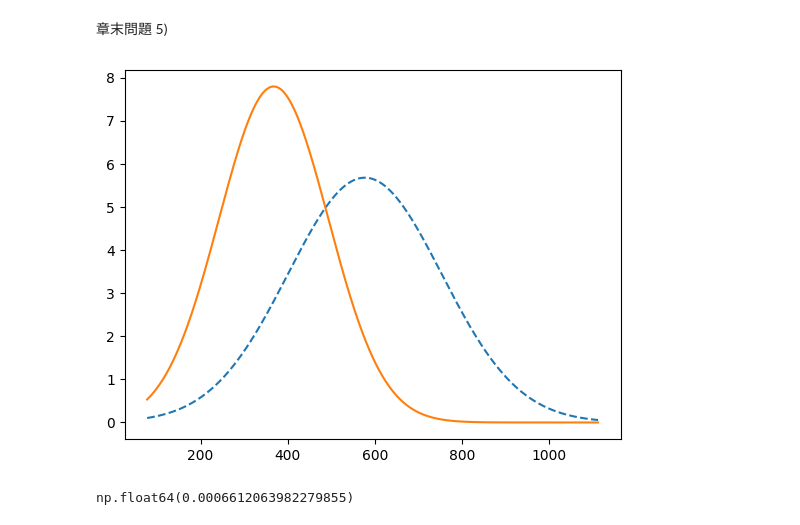
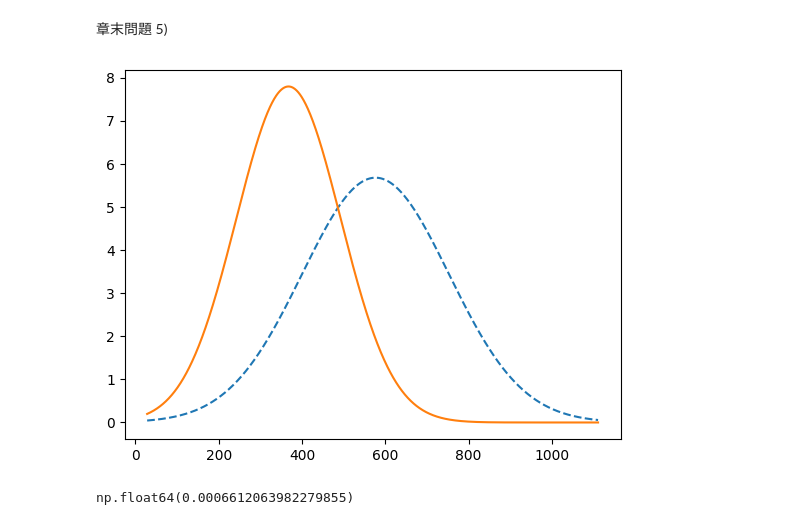
Before and after one commit to sp-au-mu-nl/SpeechComm, a Jupyter notebook: notebook/chap07.ipynb, the cells around one changed output. Drawn from its saved outputs; the diff is of its cells as text; code cells hidden in the pictures.

```diff
--- a/notebook/chap07.ipynb
+++ b/notebook/chap07.ipynb
@@ -68,15 +68,15 @@ plt.plot(x,stats.norm.pdf(x=x,loc=dfA['F1'].mean(),
 # %%
 plt.close()
 dfI = dfFormant.query('zF1 < 3 & zF2 < 3 & Vowel=="i"')
 conditionRange = 'zF1 < 3 & zF2 < 3'
 xF1 = np.arange(dfFormant.query(conditionRange)['F1'].min(),
                 dfFormant.query(conditionRange)['F1'].max())
-plt.plot(x,len(dfA)*stats.norm.pdf(x=x,loc=dfA['F1'].mean(),scale=dfA['F1'].std()),'--')
-plt.plot(x,len(dfI)*stats.norm.pdf(x=x,loc=dfI['F1'].mean(),scale=dfI['F1'].std()))
+plt.plot(xF1,len(dfA)*stats.norm.pdf(x=xF1,loc=dfA['F1'].mean(),scale=dfA['F1'].std()),'--')
+plt.plot(xF1,len(dfI)*stats.norm.pdf(x=xF1,loc=dfI['F1'].mean(),scale=dfI['F1'].std()))
 fig = plt.gcf()
 fig.savefig('fig07_04.eps')
 # %% [output]
-[figure, old version]
+[figure, new version]
 # %%
 unknownF1 = 300
 likeA = stats.norm.pdf(x=unknownF1,loc=dfA['F1'].mean(),
```
Also changed, not shown: parts of 4 cells of this notebook.
